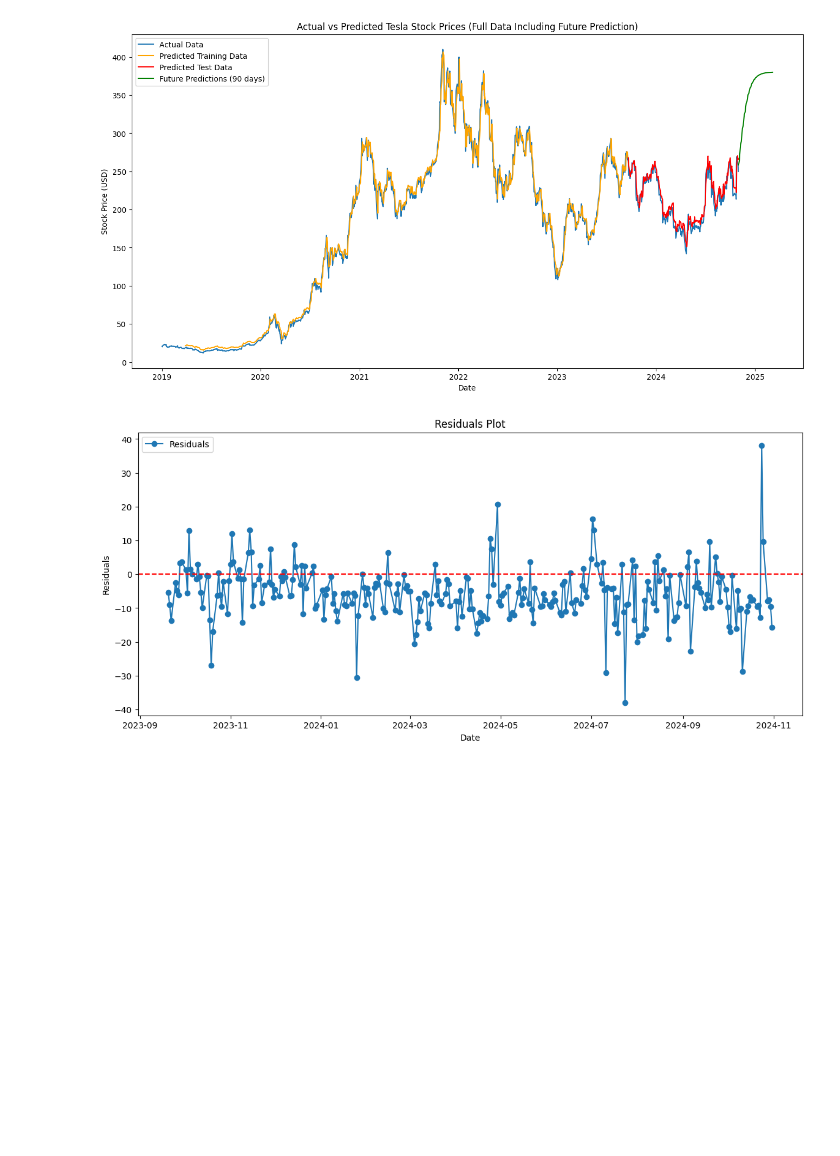
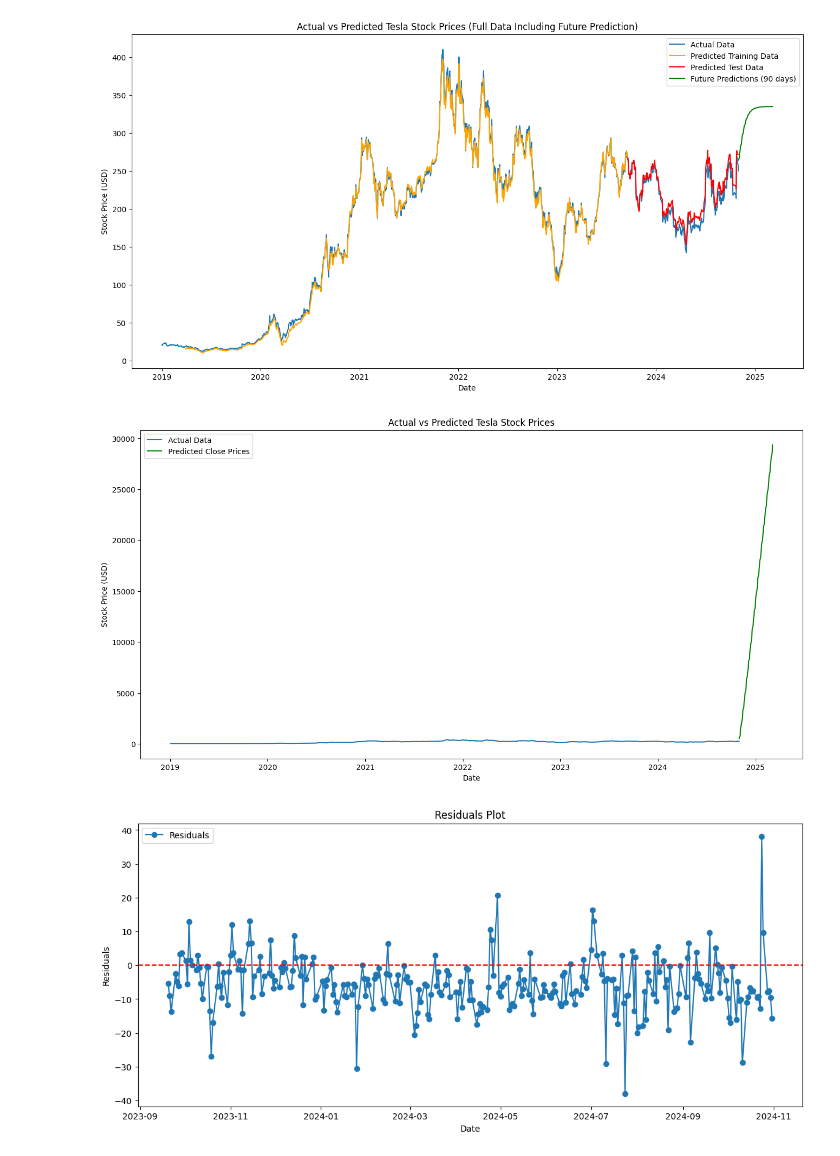
Before and after one commit to TrieuHuynh174/-STAT3013.-P11_Nhom8, a Jupyter notebook: Run LSTM.ipynb, the cells around one changed output. Saved outputs shown, nothing was run; the diff lists cells and outputs as text; code cells hidden in the pictures; blank space fills up the shorter version.

Commit message:
LSTM model

```diff
--- a/Run LSTM.ipynb
+++ b/Run LSTM.ipynb
@@ -1,33 +1,37 @@
 # %%
+import pandas as pd
 import numpy as np
-import pandas as pd
+from statsmodels.tsa.stattools import adfuller
 from sklearn.preprocessing import MinMaxScaler
 from tensorflow.keras.models import Sequential
 from tensorflow.keras.layers import LSTM, Dense, Dropout
 from tensorflow.keras.optimizers import Adam
 import matplotlib.pyplot as plt
 from sklearn.metrics import mean_squared_error, mean_absolute_error, mean_absolute_percentage_error
+import tensorflow as tf
 
 # Step 1: Load the data
-tesla_data = pd.read_csv('Get_data/Tesla_Close_2019_2024.csv', parse_dates=['Date'], index_col='Date')
-sp500_data = pd.read_csv('Get_data/S&P500_Close_2019_2024.csv', parse_dates=['Date'], index_col='Date')
-ixic_data = pd.read_csv('Get_data/IXIC_Close_2019_2024.csv', parse_dates=['Date'], index_col='Date')
+tesla_data = pd.read_csv('Clean_data/Cleaned_Tesla_Close.csv', parse_dates=['Date'], index_col='Date')
+sp500_data = pd.read_csv('Clean_data/Cleaned_SP500_Close.csv', parse_dates=['Date'], index_col='Date')
+ixic_data = pd.read_csv('Clean_data/Cleaned_IXIC_Close.csv', parse_dates=['Date'], index_col='Date')
 
 # Merge datasets on 'Date'
 merged_data = tesla_data.merge(sp500_data, left_index=True, right_index=True, suffixes=('', '_sp500'))
 merged_data = merged_data.merge(ixic_data, left_index=True, right_index=True, suffixes=('', '_ixic'))
 
 # Step 2: Preprocess the data
-data = merged_data[['Close', 'Close_sp500', 'Close_ixic']]
+data = merged_data[['Close_predicted', 'Close_predicted_sp500', 'Close_predicted_ixic']]
+
+# Scale the data after making it stationary
 scaler = MinMaxScaler()
-scaled_data = scaler.fit_transform(data)
+scaled_data = scaler.fit_transform(data.dropna())
 
 # Prepare the dataset for LSTM
 def create_dataset(dataset, time_step=60):
     X, y = [], []
     for i in range(time_step, len(dataset)):
         X.append(dataset[i - time_step:i])
-        y.append(dataset[i, 0])  # Predict the 'Close' price of Tesla
+        y.append(dataset[i, 0])
     return np.array(X), np.array(y)
 
 time_step = 60
@@ -40,20 +44,19 @@ y_train, y_test = y[:train_size], y[train_size:]
 
 # Step 3: Build and train the LSTM model
 model = Sequential([
-    LSTM(57, return_sequences=True, input_shape=(X_train.shape[1], X_train.shape[2])),
-    Dropout(0.2714727016483041),
-    LSTM(57),
-    Dropout(0.2714727016483041),
+    LSTM(78, return_sequences=True, input_shape=(X_train.shape[1], X_train.shape[2])),
+    Dropout(0.4375723794875016),
+    LSTM(78),
+    Dropout(0.4375723794875016),
     Dense(1)
 ])
-optimizer = Adam(learning_rate=0.0010820784404161896)
+optimizer = Adam(learning_rate=0.00422063298445162)
 model.compile(optimizer=optimizer, loss='mean_squared_error')
-model.fit(X_train, y_train, epochs=128, batch_size=16, verbose=1)
+model.fit(X_train, y_train, epochs=176, batch_size=32, verbose=1)
 
 # Step 4: Make predictions on the test set
 test_predictions = model.predict(X_test)
 
-# Rescale predictions and true values to original scale
 test_predictions_rescaled = scaler.inverse_transform(
     np.hstack([test_predictions, X_test[:, -1, 1:]])
 )[:, 0]
@@ -70,6 +73,11 @@ print(f'Test RMSE: {test_rmse:.2f}')
 print(f'Test MAPE: {test_mape:.2%}')
 print(f'Test MAE: {test_mae:.2f}')
 
+# Function to reset random seeds
+def reset_random_seeds(seed=567):
+    np.random.seed(seed)
+    tf.random.set_seed(seed)
+
 # Step 6: Predict future data (next 90 days)
 last_60_days = scaled_data[-time_step:]
 input_seq = last_60_days.reshape(1, last_60_days.shape[0], last_60_days.shape[1])
@@ -80,39 +88,54 @@ for _ in range(90):
     future_predictions.append(pred[0, 0])
     next_step = np.zeros_like(input_seq)
     next_step[:, :-1, :] = input_seq[:, 1:, :]
-    next_step[:, -1, 0] = pred  # Dự đoán giá trị mới cho cột 'Close'
-    next_step[:, -1, 1:] = input_seq[:, -1, 1:]  # Giữ nguyên các biến ngoại vi
+    next_step[:, -1, 0] = pred
+    next_step[:, -1, 1:] = input_seq[:, -1, 1:]
     input_seq = next_step
 
-# Rescale future predictions
 future_predictions_rescaled = scaler.inverse_transform(
     np.hstack([np.array(future_predictions).reshape(-1, 1), np.zeros((90, 2))])
 )[:, 0]
 
-# Step 7: Plot predictions (full data visualization)
+# Step 7: Plot predictions
 plt.figure(figsize=(16, 8))
-
-# Plot actual data (từ năm 2019 đến hết năm 2024)
 plt.plot(merged_data.index, merged_data['Close'], label='Actual Data')
-
-# Plot training predictions (áp dụng mô hình trên tập huấn luyện)
 train_predictions = model.predict(X_train)
 train_predictions_rescaled = scaler.inverse_transform(
     np.hstack([train_predictions, X_train[:, -1, 1:]])
 )[:, 0]
-
 plt.plot(merged_data.index[time_step:train_size + time_step], train_predictions_rescaled, label='Predicted Training Data', color='orange')
 
-# Plot test predictions
-plt.plot(merged_data.index[train_size + time_step:], test_predictions_rescaled, label='Predicted Test Data', color='red')
+# Điều chỉnh lại phần trục thời gian và dữ liệu
+x_test_dates = merged_data.index[train_size + time_step:train_size + time_step + len(test_predictions_rescaled)]
 
-# Plot future predictions
+# Vẽ biểu đồ với trục x và y khớp nhau
+plt.plot(x_test_dates, test_predictions_rescaled, label='Predicted Test Data', color='red')
 future_dates = pd.date_range(start=merged_data.index[-1], periods=91, freq='B')[1:]
 plt.plot(future_dates, future_predictions_rescaled, label='Future Predictions (90 days)', color='green')
-
 plt.title('Actual vs Predicted Tesla Stock Prices (Full Data Including Future Prediction)')
 plt.xlabel('Date')
 plt.ylabel('Stock Price (USD)')
 plt.legend()
 plt.show()
+# Tính giá trị Close_predicted từ Close và Close_diff
+merged_data['Close_predicted'] = merged_data['Close'].shift(1) + merged_data['Close_diff']
+
+# Với dự đoán từ mô hình
+predicted_close = []
+prev_close = merged_data['Close'].iloc[-1]  # Lấy giá trị Close cuối cùng làm mốc
+
+for diff in future_predictions_rescaled:  # future_predictions_rescaled là các giá trị dự đoán từ Close_diff
+    next_close = prev_close + diff
+    predicted_close.append(next_close)
+    prev_close = next_close
+
+# Vẽ biểu đồ
+plt.figure(figsize=(16, 8))
+plt.plot(merged_data.index, merged_data['Close'], label='Actual Data')
+plt.plot(future_dates, predicted_close, label='Predicted Close Prices', color='green')
+plt.title('Actual vs Predicted Tesla Stock Prices')
+plt.xlabel('Date')
+plt.ylabel('Stock Price (USD)')
+plt.legend()
+plt.show()
 # %% [output]
@@ -137,4 +160,5 @@ Epoch 7/128
-[figure, old version]
+[figure, new version]
+[figure, added]
 # %%
 import matplotlib.pyplot as plt
 import seaborn as sns
```
Also changed, not shown: parts of 1 cell of this notebook, 4 other files.
